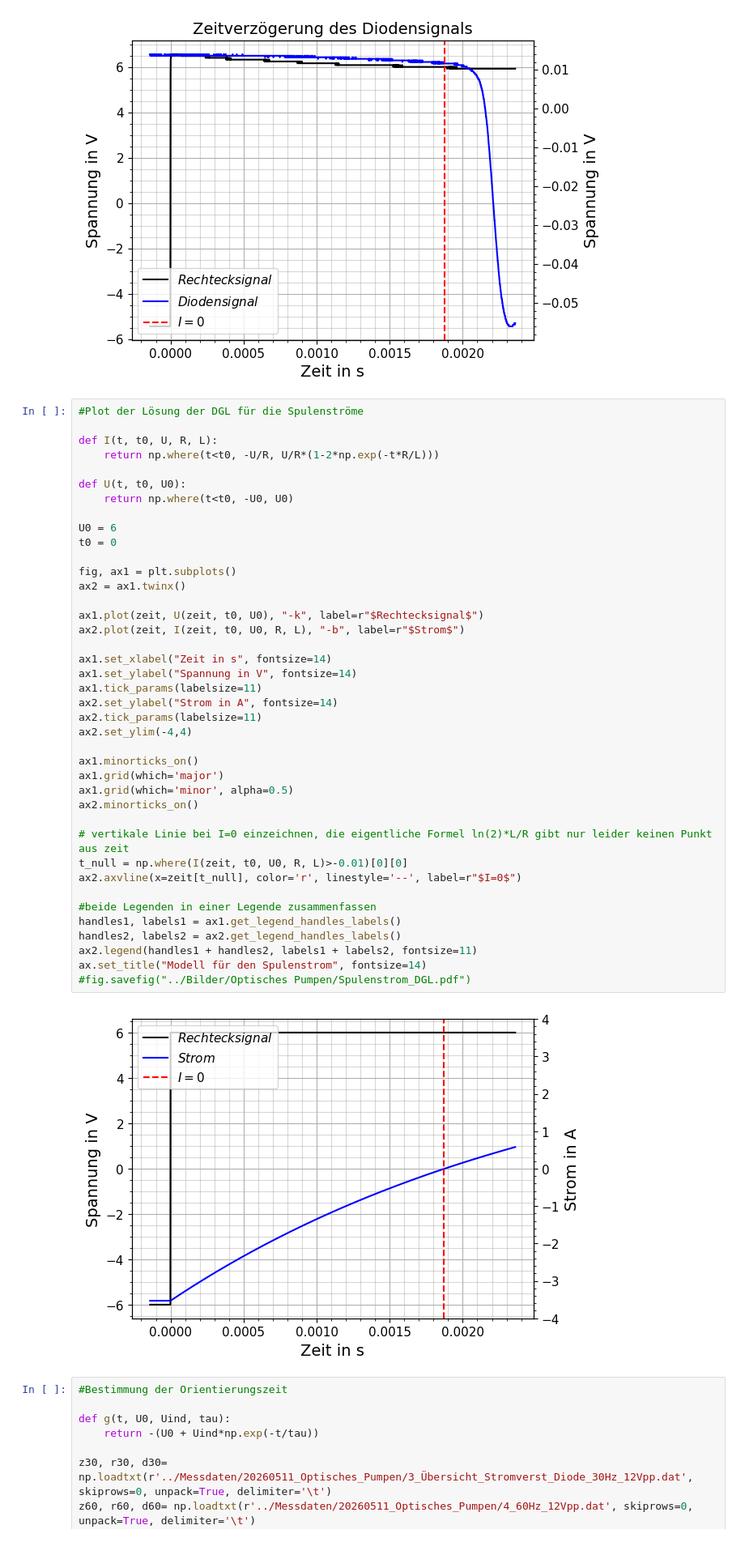
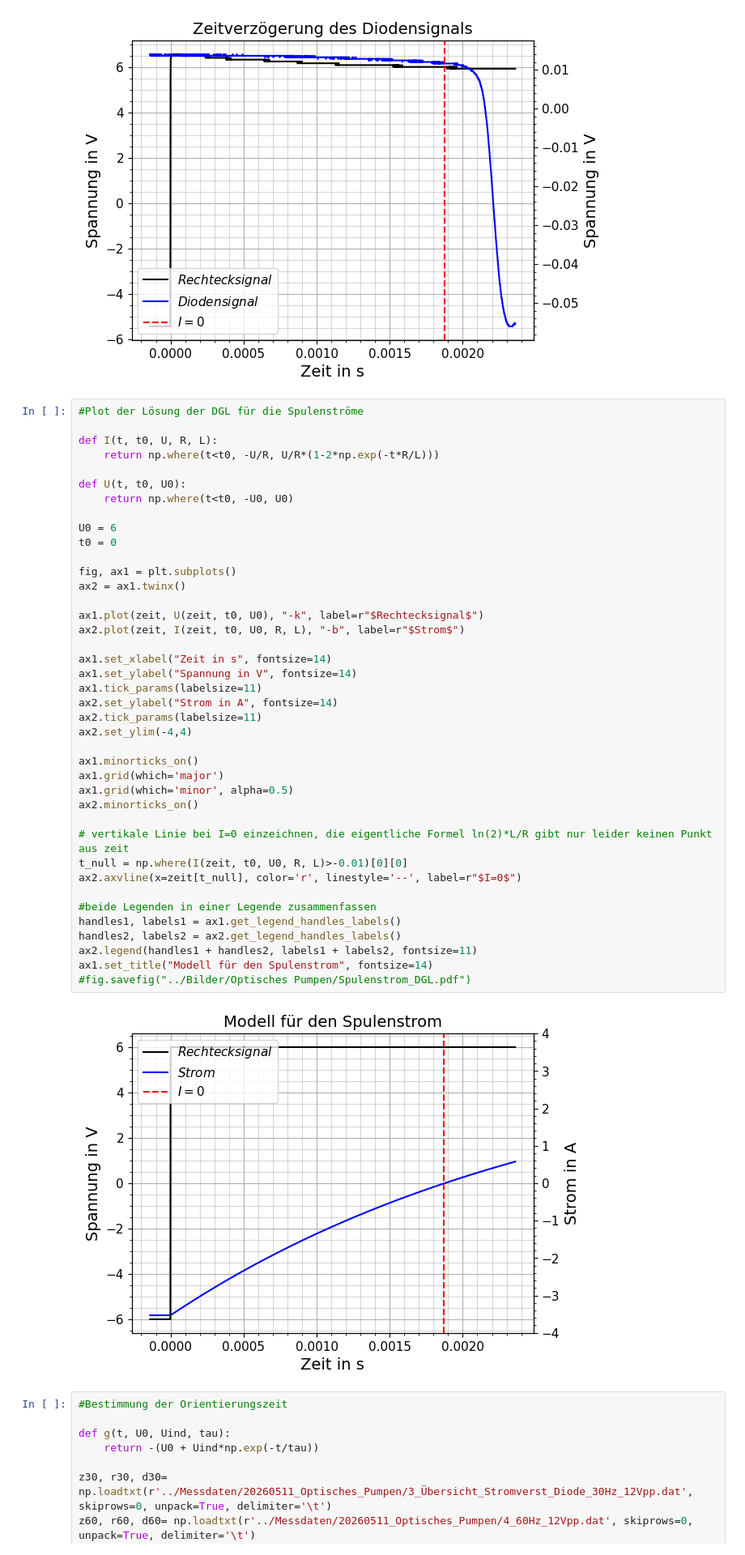
Before and after one commit to NicolasRohrbeck/fprak, a Jupyter notebook: scripts/optpumpen.ipynb, the cells around one changed output. Shown at 81% size. Saved outputs shown, nothing was run; the diff lists cells and outputs as text.

```diff
--- a/scripts/optpumpen.ipynb
+++ b/scripts/optpumpen.ipynb
@@ -155,35 +155,35 @@ U0 = 6
 t0 = 0
 
 fig, ax1 = plt.subplots()
 ax2 = ax1.twinx()
 
 ax1.plot(zeit, U(zeit, t0, U0), "-k", label=r"$Rechtecksignal$")
 ax2.plot(zeit, I(zeit, t0, U0, R, L), "-b", label=r"$Strom$")
 
 ax1.set_xlabel("Zeit in s", fontsize=14)
 ax1.set_ylabel("Spannung in V", fontsize=14)
 ax1.tick_params(labelsize=11)
 ax2.set_ylabel("Strom in A", fontsize=14)
 ax2.tick_params(labelsize=11)
 ax2.set_ylim(-4,4)
 
 ax1.minorticks_on()
 ax1.grid(which='major')
 ax1.grid(which='minor', alpha=0.5)
 ax2.minorticks_on()
 
 # vertikale Linie bei I=0 einzeichnen, die eigentliche Formel ln(2)*L/R gibt nur leider keinen Punkt aus zeit
 t_null = np.where(I(zeit, t0, U0, R, L)>-0.01)[0][0]
 ax2.axvline(x=zeit[t_null], color='r', linestyle='--', label=r"$I=0$")
 
 #beide Legenden in einer Legende zusammenfassen
 handles1, labels1 = ax1.get_legend_handles_labels()
 handles2, labels2 = ax2.get_legend_handles_labels()
 ax2.legend(handles1 + handles2, labels1 + labels2, fontsize=11)
-ax.set_title("Modell für den Spulenstrom", fontsize=14)
+ax1.set_title("Modell für den Spulenstrom", fontsize=14)
 #fig.savefig("../Bilder/Optisches Pumpen/Spulenstrom_DGL.pdf")
 # %% [output]
-[figure, old version]
+[figure, new version]
 # %%
 #Bestimmung der Orientierungszeit
 
```
Also changed, not shown: 1 other file.
